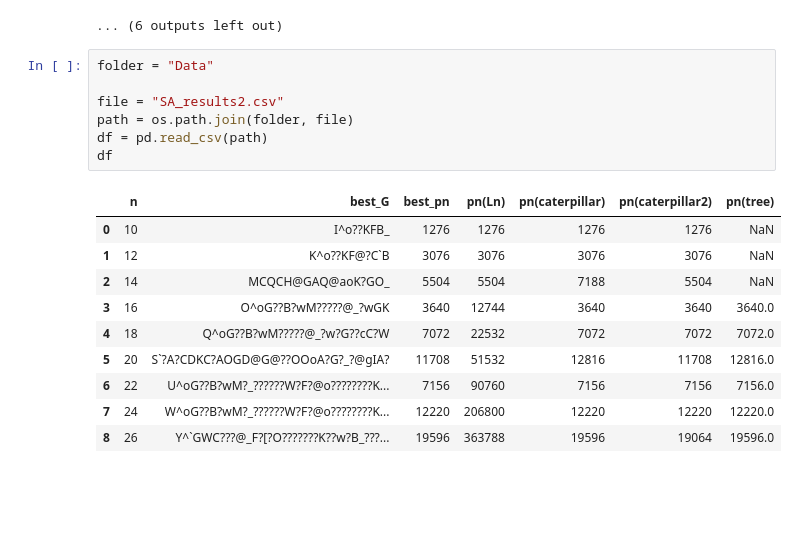
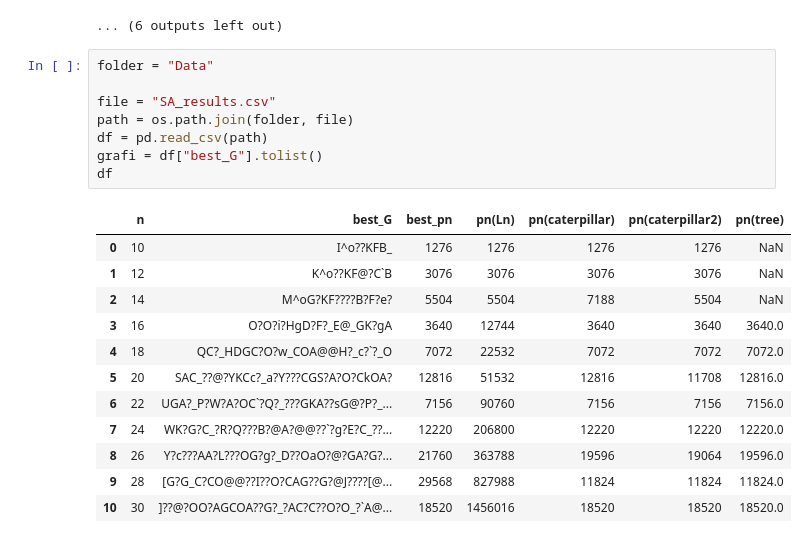
Before and after one commit to ZigaObradovic/FP_Group13, a Jupyter notebook: main.ipynb, the cells around one changed output. Saved outputs shown, nothing was run; the diff lists cells and outputs as text; blank space fills up the shorter version.

```diff
--- a/main.ipynb
+++ b/main.ipynb
@@ -470,18 +487,21 @@ Zaključil n=20 | pn(C1)=12816 | Best_E=11708 | čas=00:07:35.699s
 # %%
 folder = "Data"
 
-file = "SA_results2.csv"
+file = "SA_results.csv"
 path = os.path.join(folder, file)
 df = pd.read_csv(path)
+grafi = df["best_G"].tolist()
 df
 # %% [output]
 |  | n | best_G | best_pn | pn(Ln) | pn(caterpillar) | pn(caterpillar2) | pn(tree) |
 | 0 | 10 | I^o??KFB_ | 1276 | 1276 | 1276 | 1276 | NaN |
 | 1 | 12 | K^o??KF@?C`B | 3076 | 3076 | 3076 | 3076 | NaN |
-| 2 | 14 | MCQCH@GAQ@aoK?GO_ | 5504 | 5504 | 7188 | 5504 | NaN |
-| 3 | 16 | O^oG??B?wM?????@_?wGK | 3640 | 12744 | 3640 | 3640 | 3640.0 |
-| 4 | 18 | Q^oG??B?wM?????@_?w?G??cC?W | 7072 | 22532 | 7072 | 7072 | 7072.0 |
-| 5 | 20 | S`?A?CDKC?AOGD@G@??OOoA?G?_?@gIA? | 11708 | 51532 | 12816 | 11708 | 12816.0 |
-| 6 | 22 | U^oG??B?wM?_??????W?F?@o????????K... | 7156 | 90760 | 7156 | 7156 | 7156.0 |
-| 7 | 24 | W^oG??B?wM?_??????W?F?@o????????K... | 12220 | 206800 | 12220 | 12220 | 12220.0 |
-| 8 | 26 | Y^`GWC???@_F?[?O???????K??w?B_???... | 19596 | 363788 | 19596 | 19064 | 19596.0 |
+| 2 | 14 | M^oG?KF????B?F?e? | 5504 | 5504 | 7188 | 5504 | NaN |
+| 3 | 16 | O?O?i?HgD?F?_E@_GK?gA | 3640 | 12744 | 3640 | 3640 | 3640.0 |
+| 4 | 18 | QC?_HDGC?O?w_COA@@H?_c?`?_O | 7072 | 22532 | 7072 | 7072 | 7072.0 |
+| 5 | 20 | SAC_??@?YKCc?_a?Y???CGS?A?O?CkOA? | 12816 | 51532 | 12816 | 11708 | 12816.0 |
+| 6 | 22 | UGA?_P?W?A?OC`?Q?_???GKA??sG@?P?_... | 7156 | 90760 | 7156 | 7156 | 7156.0 |
+| 7 | 24 | WK?G?C_?R?Q???B?@A?@@??`?g?E?C_??... | 12220 | 206800 | 12220 | 12220 | 12220.0 |
+| 8 | 26 | Y?c???AA?L???OG?g?_D??OaO?@?GA?G?... | 21760 | 363788 | 19596 | 19064 | 19596.0 |
+| 9 | 28 | [G?G_C?CO@@??I??O?CAG??G?@J????[@... | 29568 | 827988 | 11824 | 11824 | 11824.0 |
+| 10 | 30 | ]??@?OO?AGCOA??G?_?AC?C??O?O_?`A@... | 18520 | 1456016 | 18520 | 18520 | 18520.0 |
```
Also changed, not shown: parts of 3 cells of this notebook, 3 other files.
